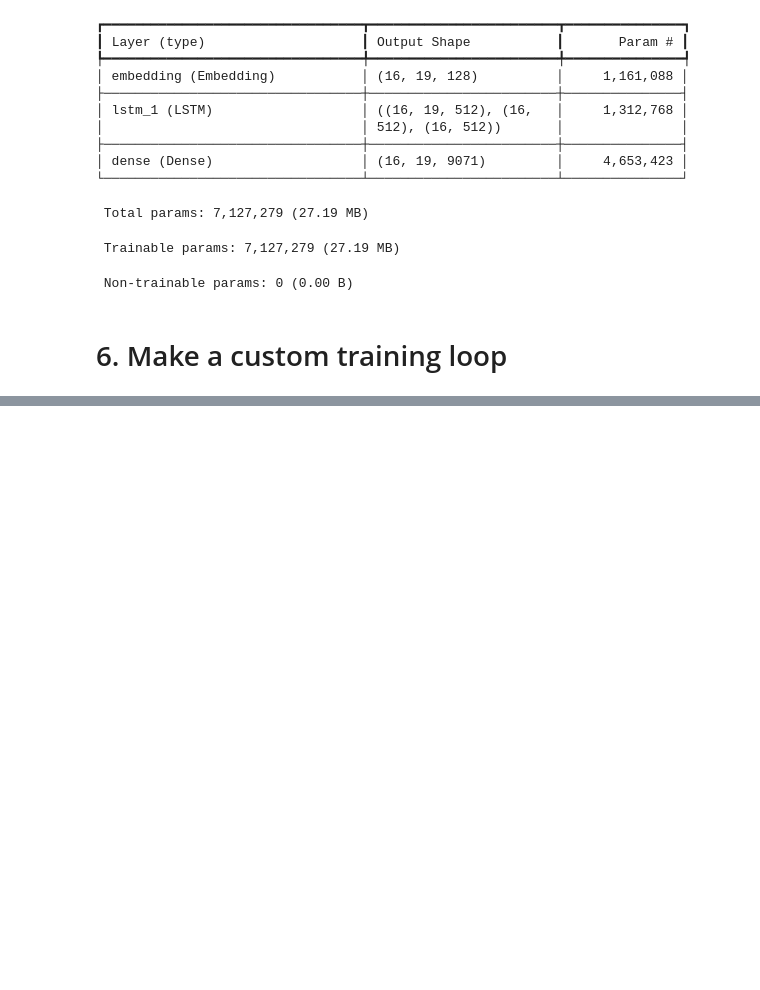
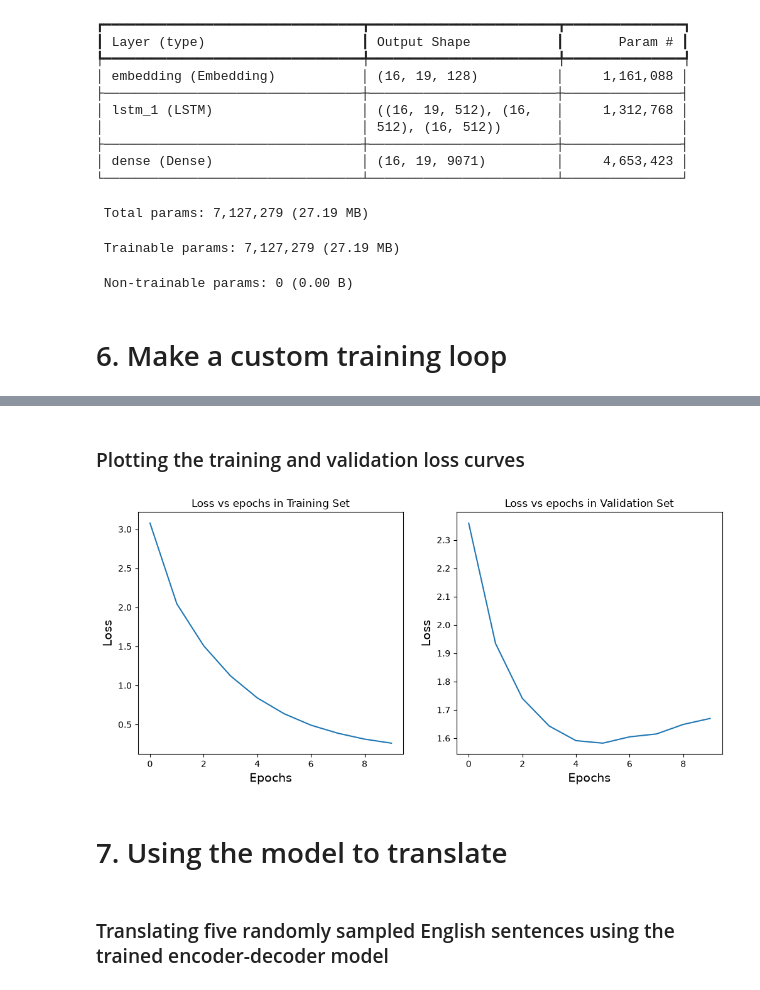
Before and after one commit to ramirezgrosas/tf2-LSTM-neural-machine-translation-english-german, a Jupyter notebook: tf2-LSTM-neural-machine-translation-english-german.ipynb, the cells around one changed output, grey strips where cells are left out. Cells and saved outputs as stored; diff of their text form; code cells hidden in the pictures; blank space fills up the shorter version.

```diff
--- a/tf2-LSTM-neural-machine-translation-english-german.ipynb
+++ b/tf2-LSTM-neural-machine-translation-english-german.ipynb
@@ -642,0 +690,21 @@ Model: "decoder"
+# %%
+loss_fn = SparseCategoricalCrossentropy(from_logits=True)
+
+@tf.function
+def compute_loss_and_gradient(english_batch, german_input, german_output):
+    with tf.GradientTape() as tape:
+
+        hidden_state, cell_state = encoder_model(english_batch)
+
+        decoder_output, _, _ = decoder_model(
+            german_input,
+            hidden_state=hidden_state,
+            cell_state=cell_state
+        )
+
+        loss = loss_fn(german_output,decoder_output)
+
+    trainable_variables = encoder_model.trainable_variables + decoder_model.trainable_variables
+    gradients = tape.gradient(loss, trainable_variables)
+
+    return loss, gradients
@@ -642,0 +756,6 @@ Model: "decoder"
+# %%
+
+# Training the model
+
+train_losses,  val_losses = train_model(epochs=10, train_dataset=train_dataset,
+                                        val_dataset=val_dataset)
@@ -642,0 +780,23 @@ Model: "decoder"
+# %% [markdown]
+### Plotting the training and validation loss curves
+# %%
+
+# Training loss on the left, validation loss on the right
+fig, axes = plt.subplots(1, 2, sharex=True, figsize=(12, 5))
+
+axes[0].set_xlabel("Epochs", fontsize=14)
+axes[0].set_ylabel("Loss", fontsize=14)
+axes[0].set_title('Loss vs epochs in Training Set')
+axes[0].plot(train_losses)
+
+axes[1].set_title('Loss vs epochs in Validation Set')
+axes[1].set_ylabel("Loss", fontsize=14)
+axes[1].set_xlabel("Epochs", fontsize=14)
+axes[1].plot(val_losses)
+plt.show()
+# %% [output]
+[figure, added]
+# %% [markdown]
+# 7. Using the model to translate
+# %% [markdown]
+### Translating five randomly sampled English sentences using the trained encoder-decoder model
```
Also changed, not shown: parts of 14 cells of this notebook, 1 other file.
